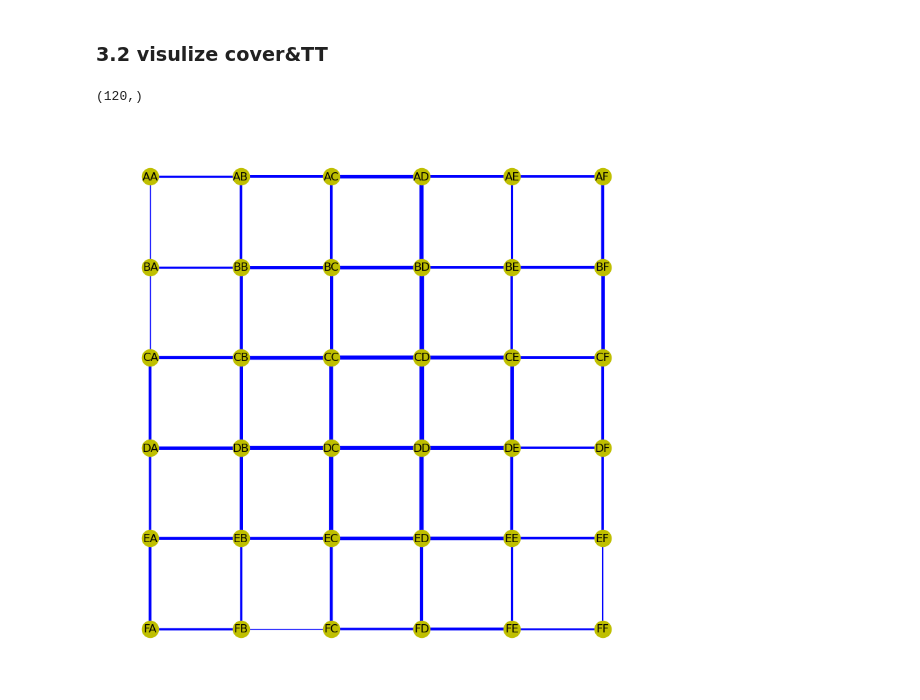
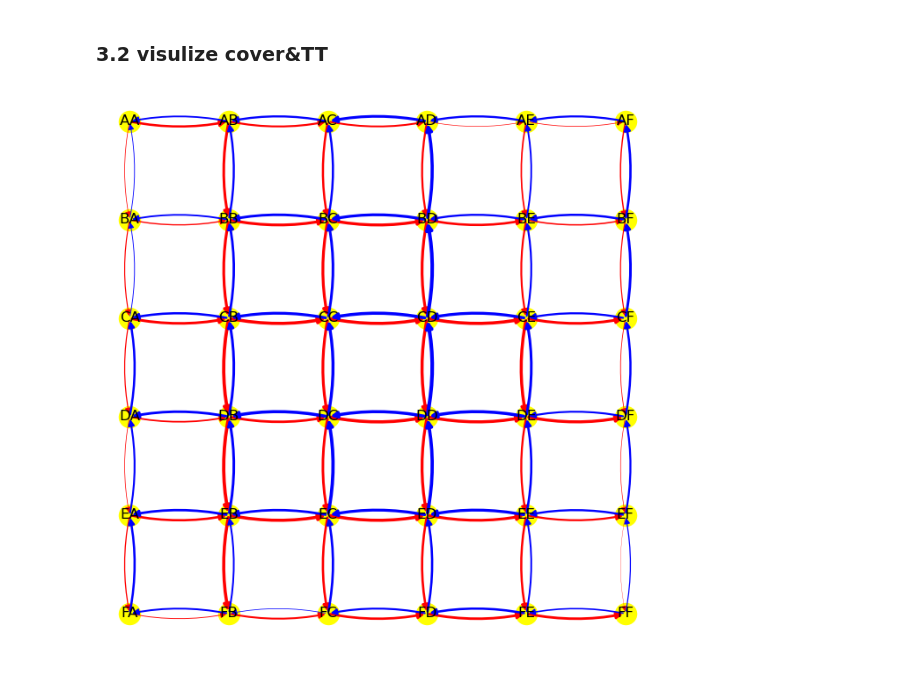
Before and after one commit to Dylan-Wyl10/RoboSense, a Jupyter notebook: analysis/dataAnalysis.ipynb, the cells around one changed output. Cells and saved outputs as stored; diff of their text form; code cells hidden in the pictures.

```diff
--- a/analysis/dataAnalysis.ipynb
+++ b/analysis/dataAnalysis.ipynb
@@ -73,2 +79,2 @@ cover rate is: 0.5225716666666667
 # %%
-# LT_6 = drawTimeSpace(cover_6)
+LT_6 = drawTimeSpace(cover_6)
@@ -108,19 +117,19 @@ plt.show()
 tt_mean = np.mean(np.array(travelTime_list),axis=1)  # travel time
 
 # np.sum(LT_ben)/LT_ben.size,
-cover_mean = np.array([
+cover_mean = np.array([np.sum(LT_ben)/LT_ben.size,
                        np.sum(LT_1)/LT_1.size,
                        np.sum(LT_2)/LT_2.size,
                        np.sum(LT_3)/LT_3.size,
-                       np.sum(LT_4)/LT_4.size,])
-#                        np.sum(LT_5)/LT_5.size,
-#                        np.sum(LT_6)/LT_6.size])
+                       np.sum(LT_4)/LT_4.size,
+                       np.sum(LT_5)/LT_5.size,
+                       np.sum(LT_6)/LT_6.size])
 alpha_list = [0, 100, 300, 500, 1000, 2000]
-deroute_list = ['0+2', '100+2', '100+4', '100+4']
+deroute_list = ['benchmark', '0+2', '100+2', '0+4', '100+4', '1000', '2000']
 for i in range(tt_mean.shape[0]):
     plt.scatter(tt_mean[i], cover_mean[i], label = str(deroute_list[i]))
 #     plt.scatter(tt_mean[i], cover_mean[i], label = '$\u03B1_{2}$'+"="+ str(alpha_list[i]))
-plt.legend(loc=1)
+plt.legend(loc=4)
 plt.xlabel('Average Travel Time')
 plt.ylabel('Network Cover Rate')
 plt.title('Pareto Frontier for 5% Penetration')
@@ -142,7 +153,7 @@ def getDis(crd1, crd2):
 # %%
 def netInit(X, Y, net_file='../src/sumo_cfg/toy_net/toy_net1.net.xml'):
     net = sumolib.net.readNet(net_file)
-    G = nx.Graph()
+    G = nx.DiGraph()
     tmp_node = ['A', 'B', 'C', 'D', 'E', 'F', 'G']
     pos = {}
     for x in range(X):
@@ -160,17 +171,20 @@ def netInit(X, Y, net_file='../src/sumo_cfg/toy_net/toy_net1.net.xml'):
                 dis1 = getDis(net.getNode(current).getCoord(), net.getNode(current_right).getCoord())
                 dis2 = getDis(net.getNode(current).getCoord(), net.getNode(current_down).getCoord())
                 G.add_weighted_edges_from([(current, current_right, dis1),
-                                                    (current, current_down, dis2)])
+                                           (current_right, current, dis1),
+                                           (current, current_down, dis2),
+                                           (current_down, current, dis2)])
+
             elif y + 1 == Y and x + 1 < X:
                 current = tmp_node[x] + tmp_node[y]
                 current_down = tmp_node[x + 1] + tmp_node[y]
                 dis2 = getDis(net.getNode(current).getCoord(), net.getNode(current_down).getCoord())
-                G.add_weighted_edges_from([(current, current_down, dis2)])
+                G.add_weighted_edges_from([(current, current_down, dis2), (current_down, current, dis2)])
             elif x + 1 == X and y + 1 < Y:
                 current = tmp_node[x] + tmp_node[y]
                 current_right = tmp_node[x] + tmp_node[y + 1]
                 dis1 = getDis(net.getNode(current).getCoord(), net.getNode(current_right).getCoord())
-                G.add_weighted_edges_from([(current, current_right, dis1)])
+                G.add_weighted_edges_from([(current, current_right, dis1), (current_right, current, dis1)])
             elif x == y == X-1:
                 break
     return G, pos
@@ -220,24 +289,5 @@ def drawCoverNet(G, cover_table, net_file='../src/sumo_cfg/toy_net/toy_net1.net.
 # %%
-G2 = drawCoverNet(G, cover_1)
-
-plt.figure(figsize=(8, 8))
-
-edges,weights = zip(*nx.get_edge_attributes(G2,'weight').items())
-
-    # pos = nx.layout(G)
-    # print(pos)
-    # print(edges)
-    # print(weights)
-
-# normalize weights
-weights = weights/max(weights)
-# weights = np.power(weights, 3)
-
-nx.draw(G2, pos, with_labels = True, node_color='y',
-        edgelist=edges, edge_color='b',
-        width=5*weights, edge_cmap=plt.cm.Blues)
-plt.show()
+drawCoverNet(G, cover_ben)
 # %% [output]
-(120,)
-[figure, old version]
+[figure, new version]
 # %%
```
Also changed, not shown: parts of 31 cells of this notebook.
